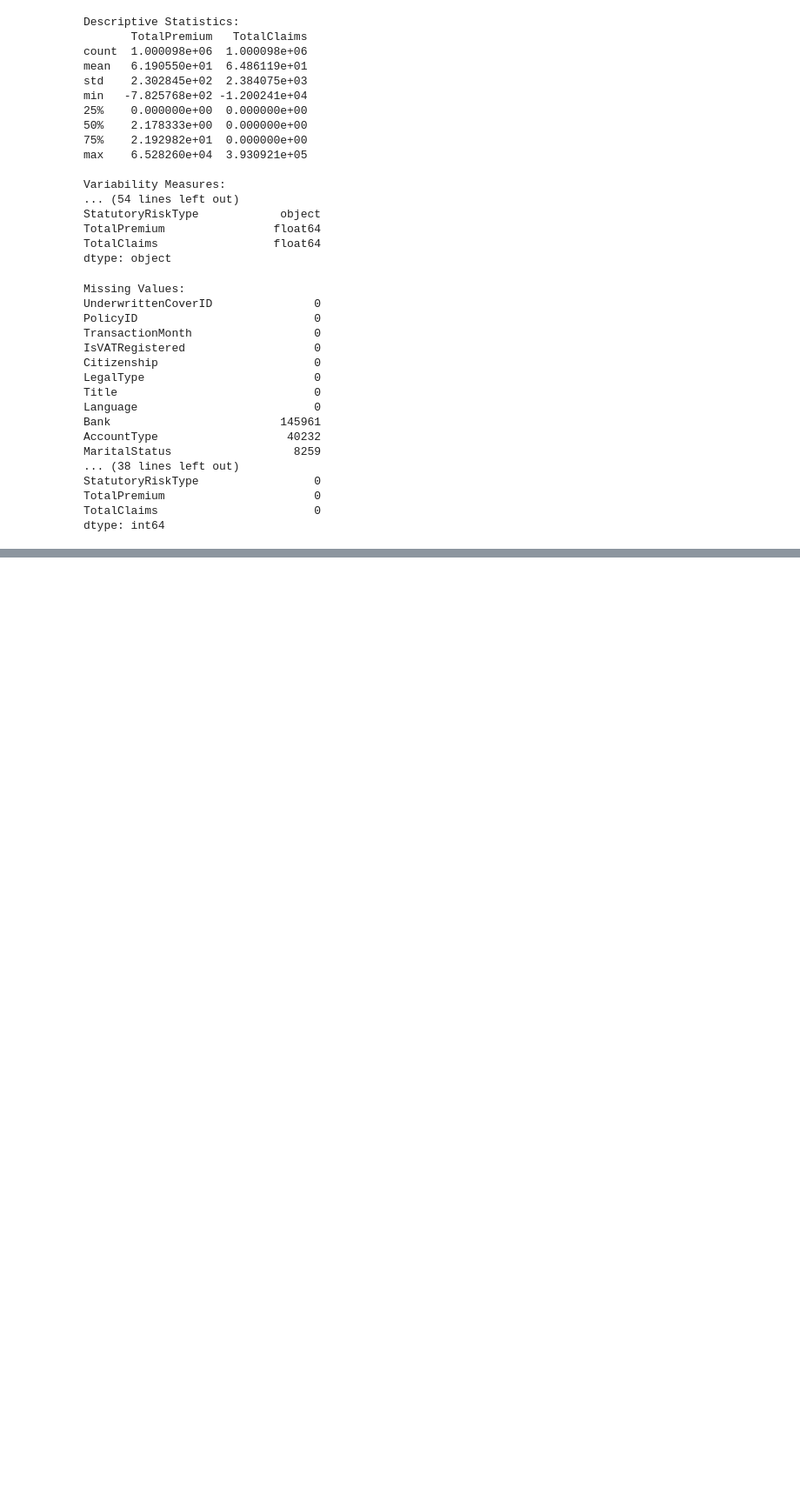
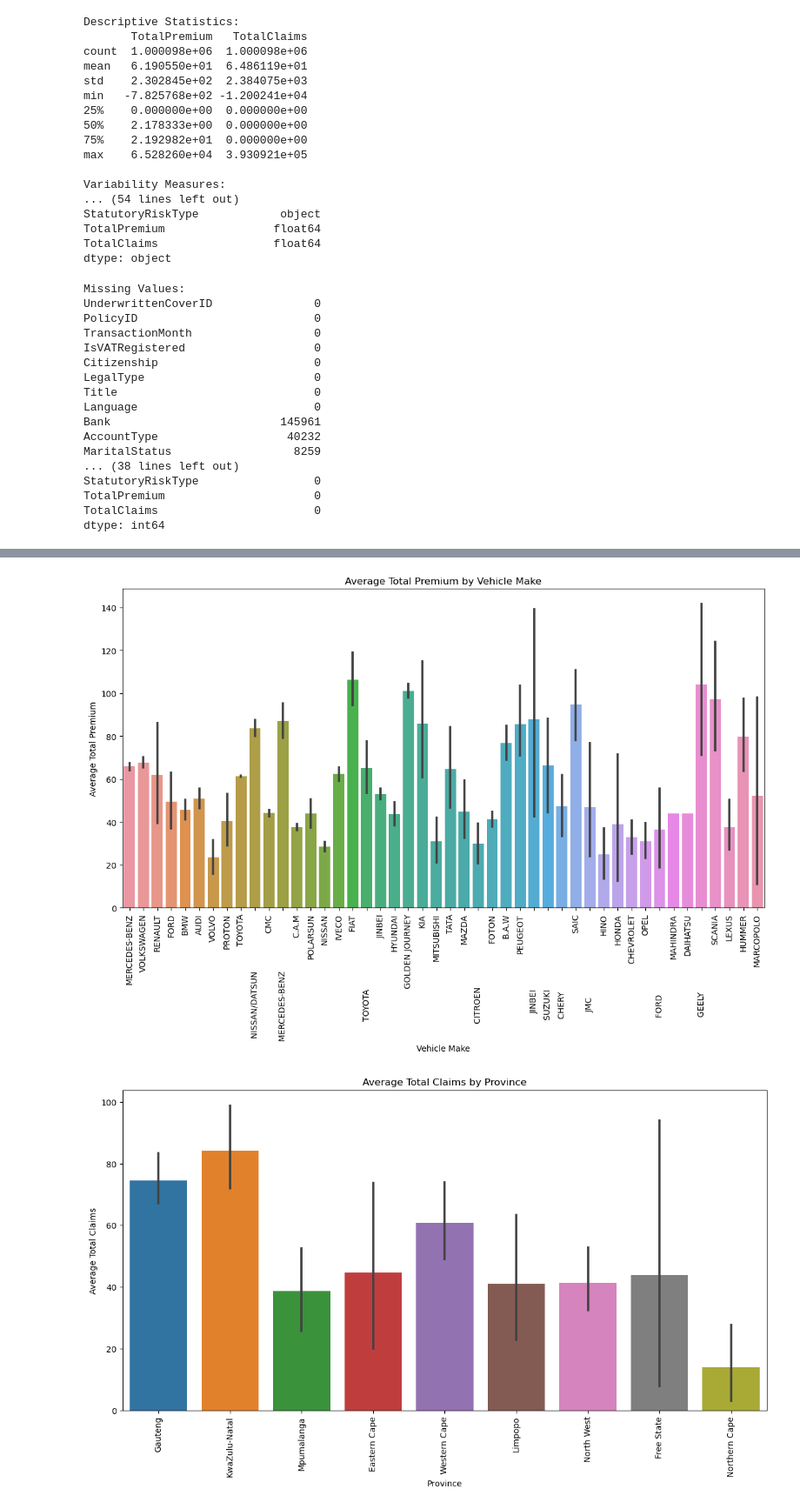
Before and after one commit to nejat-sultan/AlphaCare-Insurance-Solutions, a Jupyter notebook: notebooks/eda.ipynb, the cells around one changed output, grey strips where cells are left out. Shown at 87% size. Drawn from its saved outputs; the diff is of its cells as text; code cells hidden in the pictures; blank space fills up the shorter version.

```diff
--- a/notebooks/eda.ipynb
+++ b/notebooks/eda.ipynb
@@ -118,0 +180,36 @@ univariate_analysis(df)
+# %%
+def visualization(df):
+    plt.figure(figsize=(14, 7))
+    # Bar plot for Total Premium by Vehicle Make
+    sns.barplot(data=df, x='make', y='TotalPremium', estimator='mean')
+    plt.title('Average Total Premium by Vehicle Make')
+    plt.xlabel('Vehicle Make')
+    plt.ylabel('Average Total Premium')
+    plt.xticks(rotation=90)
+    plt.show()
+
+    plt.figure(figsize=(14, 7))
+    # Bar plot for Total Claims by Province
+    sns.barplot(data=df, x='Province', y='TotalClaims', estimator='mean')
+    plt.title('Average Total Claims by Province')
+    plt.xlabel('Province')
+    plt.ylabel('Average Total Claims')
+    plt.xticks(rotation=90)
+    plt.show()
+
+    df['TransactionMonth'] = pd.to_datetime(df['TransactionMonth'], errors='coerce')
+    plt.figure(figsize=(14, 7))
+    # Line plot for Premium and Claims over Time
+    sns.lineplot(data=df, x='TransactionMonth', y='TotalPremium', label='Total Premium', color='blue')
+    sns.lineplot(data=df, x='TransactionMonth', y='TotalClaims', label='Total Claims', color='red')
+
+    plt.title('Premium vs. Claims Over Time')
+    plt.xlabel('Month')
+    plt.ylabel('Amount')
+    plt.legend()
+    plt.show()
+
+visualization(df)
+# %% [output]
+[figure, added]
+[figure, added]
```
Also changed, not shown: parts of 6 cells of this notebook.
